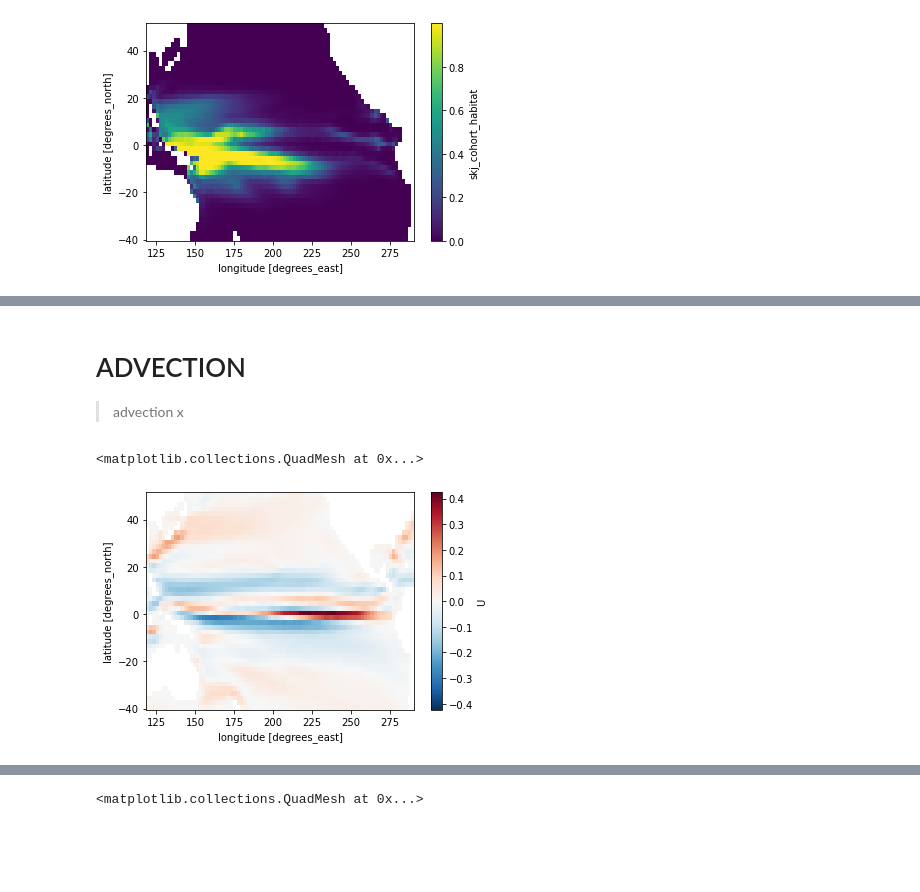
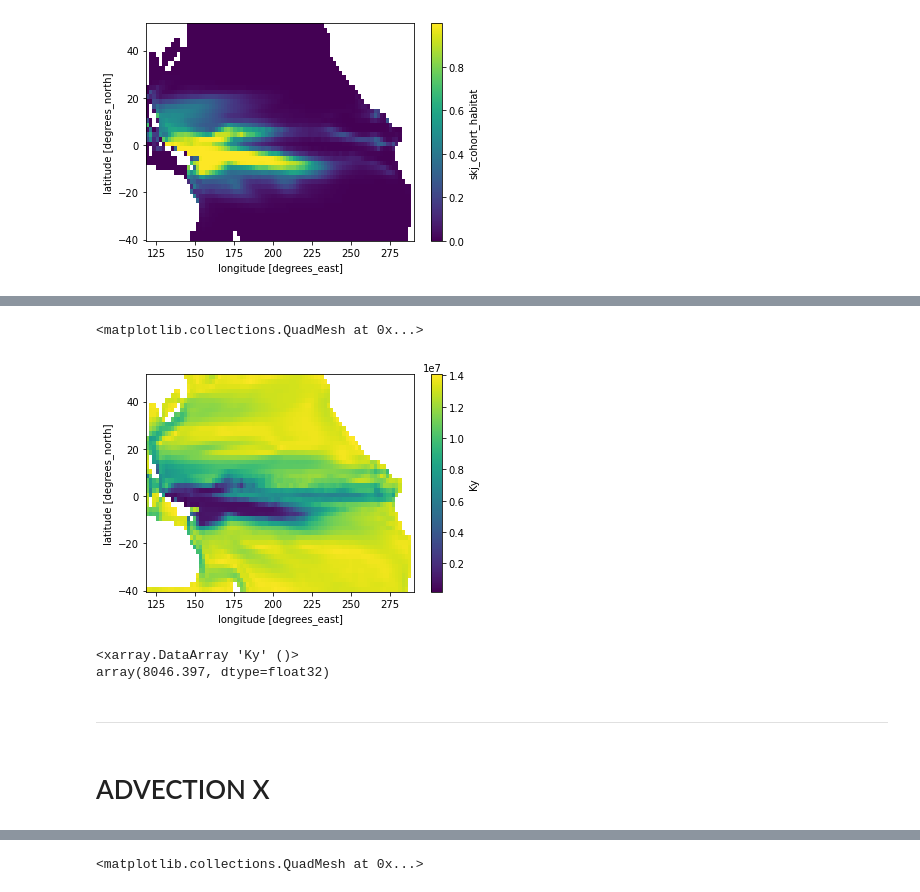
Before and after one commit to PacificCommunity/OFP-Ikamoana, a Jupyter notebook: notebook/Sandbox.ipynb, the cells around one changed output, grey strips where cells are left out. Saved outputs shown, nothing was run; the diff lists cells and outputs as text; code cells hidden in the pictures; blank space fills up the shorter version.

```diff
--- a/notebook/Sandbox.ipynb
+++ b/notebook/Sandbox.ipynb
@@ -54,3 +64,13 @@ Data variables:
+# %%
+convertToNauticMiles(ika_s.forcing['Ky'], timestep=30*24*60*60).mean(axis=0).plot()
+# %% [output]
+<matplotlib.collections.QuadMesh at 0x...>
+[figure, added]
+# %%
+ika_s.forcing['Ky'].mean()
+# %% [output]
+<xarray.DataArray 'Ky' ()>
+array(8046.397, dtype=float32)
 # %%
 advection_x_sea = xr.load_dataarray("./../data/Inna/skj_cohort_advection_x_20080115-20100715.nc")
 advection_y_sea = xr.load_dataarray("./../data/Inna/skj_cohort_advection_y_20080115-20100715.nc")
@@ -58,8 +82,6 @@ diffusion_sea = xr.load_dataarray("./../data/Inna/skj_cohort_diffusion_20080115-
+# %% [markdown]
+---
 # %% [markdown]
-# ADVECTION
-> advection x
+# ADVECTION X
 # %%
-ika_s.forcing['U'].mean(axis=0).plot()
+# ika_s.forcing['U'].mean(axis=0).plot()
-# %% [output]
-<matplotlib.collections.QuadMesh at 0x...>
-[figure, removed]
```
Also changed, not shown: parts of 36 cells of this notebook, 20 other files.
